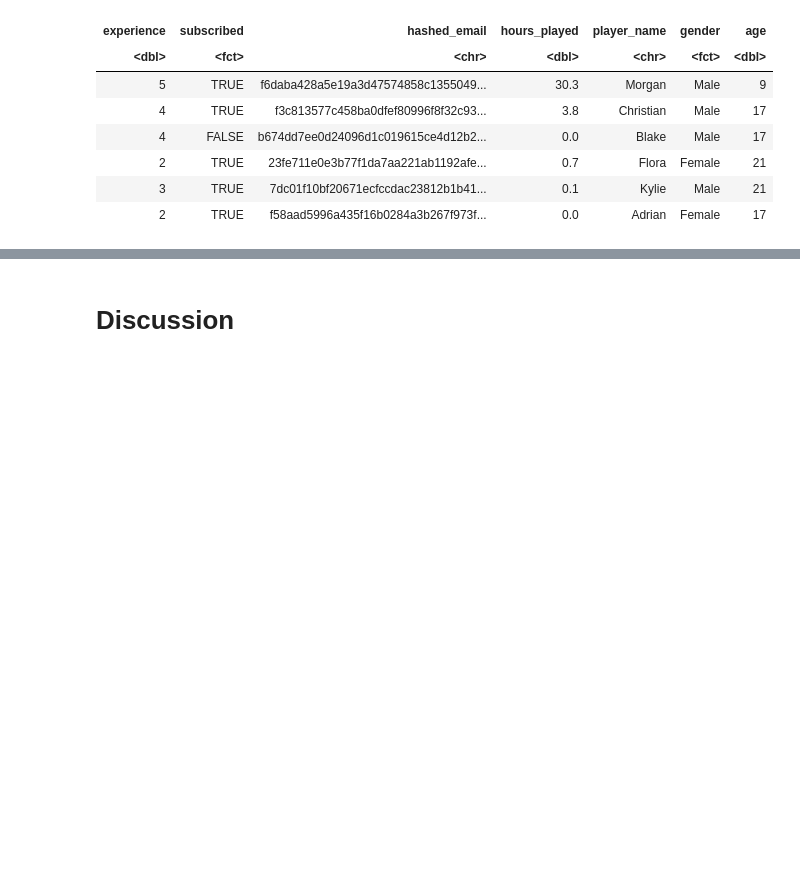
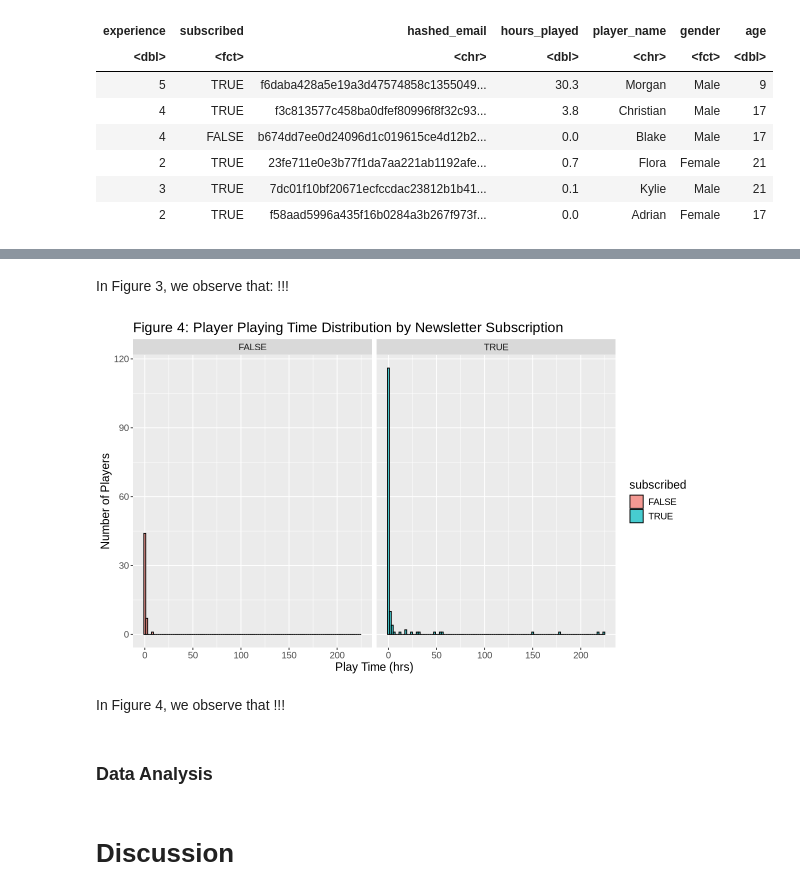
Before and after one commit to jhuan175/dsci100_project_final_report, a Jupyter notebook: Project_Final_Report.ipynb, the cells around one changed output, grey strips where cells are left out. Cells and saved outputs as stored; diff of their text form; code cells hidden in the pictures; blank space fills up the shorter version.

```diff
--- a/Project_Final_Report.ipynb
+++ b/Project_Final_Report.ipynb
@@ -142,3 +157,22 @@ Warning message:
+# %% [markdown]
+In Figure 3, we observe that: !!!
+# %%
+# Figure 4: !!!
+play_time_plot <- ggplot(players, aes(x = hours_played, fill = subscribed)) +
+  geom_histogram(binwidth = 2, color = "black", alpha = 0.7) +
+  facet_wrap(~subscribed) +
+  labs(title = "Figure 4: Player Playing Time Distribution by Newsletter Subscription",
+       x = "Play Time (hrs)",
+       y = "Number of Players") +
+  theme(text = element_text(size = 14))
+
+play_time_plot
+# %% [output]
+[figure, added]
+# %% [markdown]
+In Figure 4, we observe that !!!
+# %% [markdown]
+### Data Analysis
 # %% [markdown]
 # Discussion
 # %% [markdown]
```
Also changed, not shown: parts of 7 cells of this notebook.
